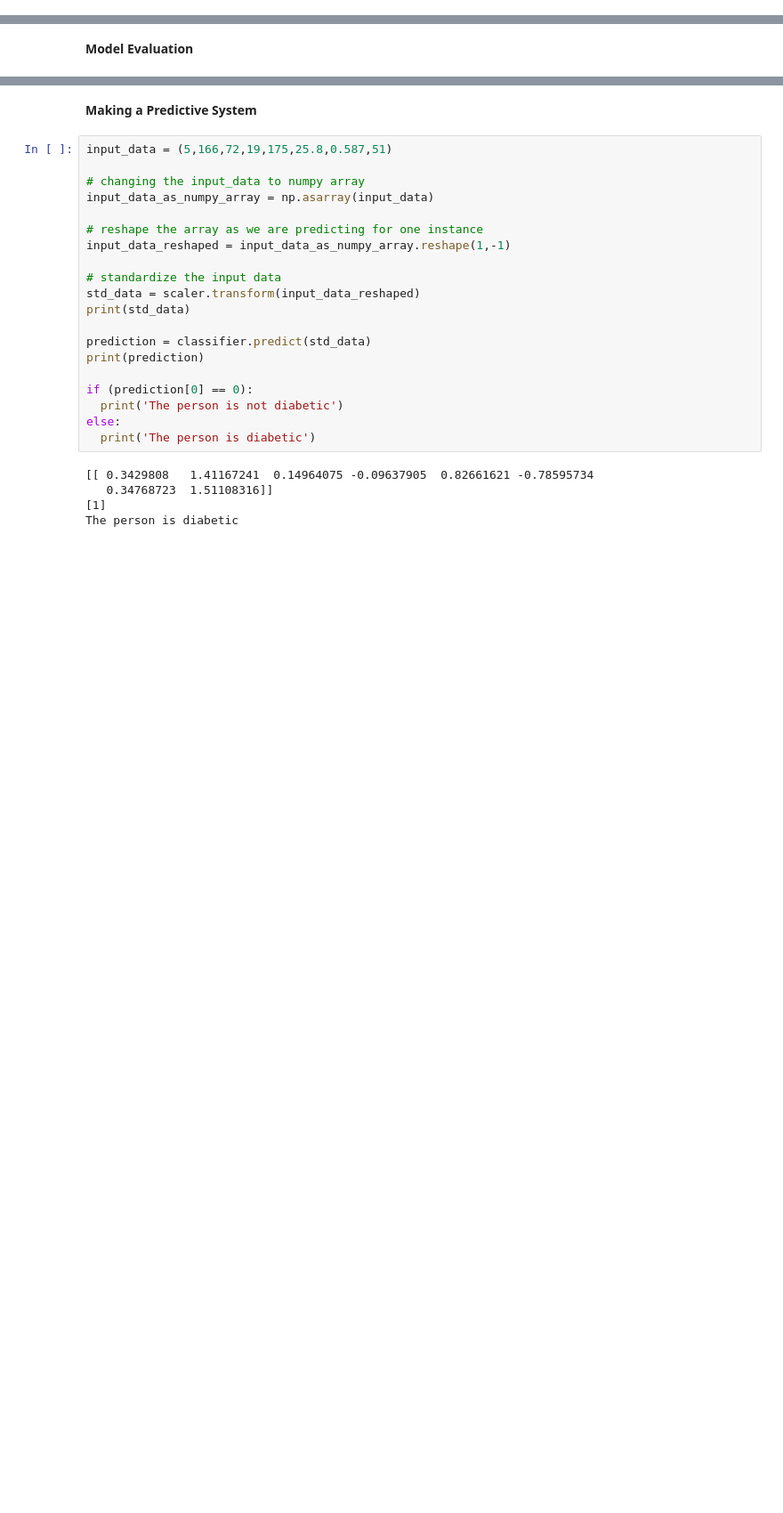
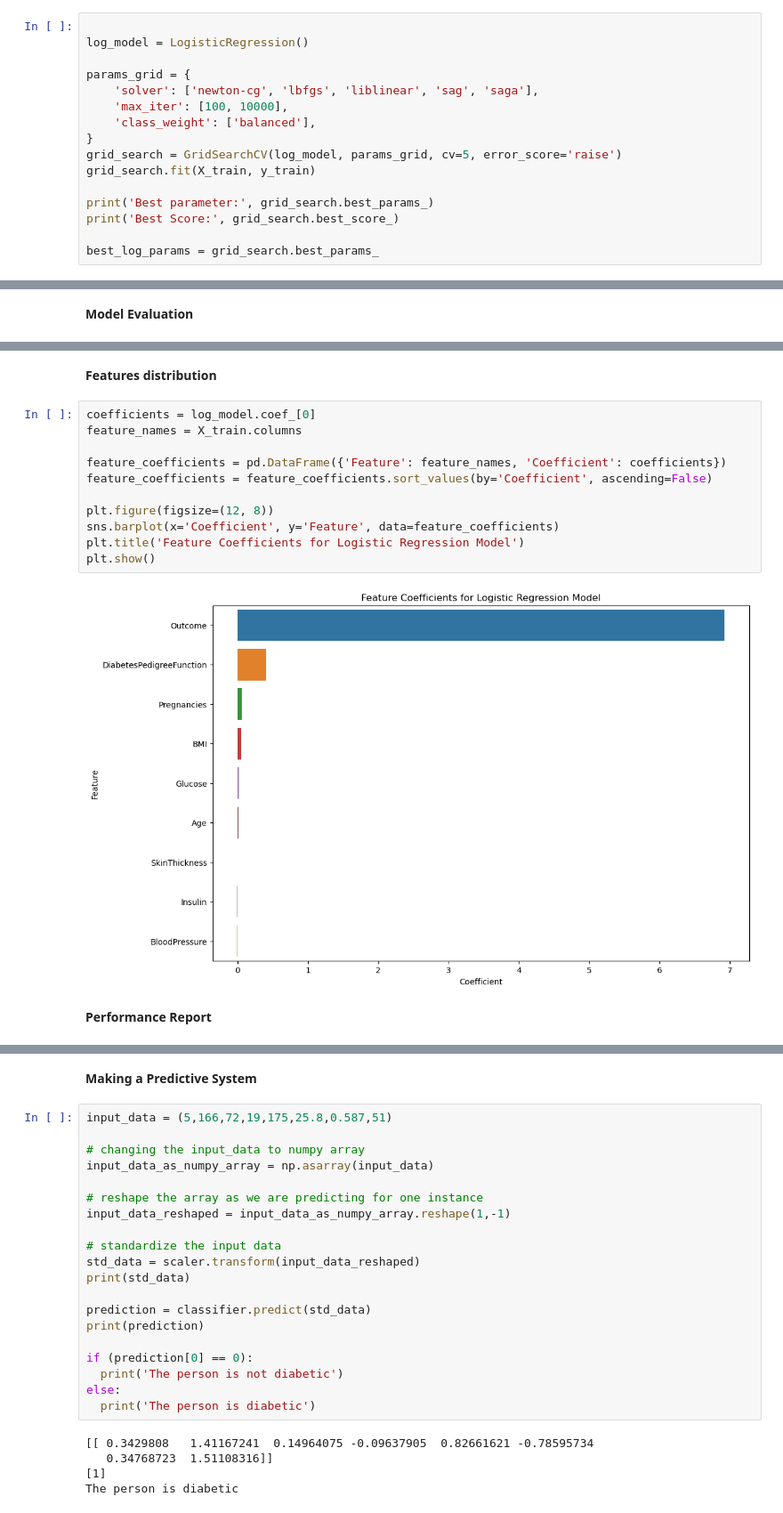
Before and after one commit to Jheykay/Diabetes-Prediction, a Jupyter notebook: Diabetes_Prediction.ipynb, the cells around one changed output, grey strips where cells are left out. Shown at 89% size. Saved outputs shown, nothing was run; the diff lists cells and outputs as text; blank space fills up the shorter version.

```diff
--- a/Diabetes_Prediction.ipynb
+++ b/Diabetes_Prediction.ipynb
@@ -321,0 +309,16 @@ SVM_model
+# %%
+
+log_model = LogisticRegression()
+
+params_grid = {
+    'solver': ['newton-cg', 'lbfgs', 'liblinear', 'sag', 'saga'],
+    'max_iter': [100, 10000],
+    'class_weight': ['balanced'],
+}
+grid_search = GridSearchCV(log_model, params_grid, cv=5, error_score='raise')
+grid_search.fit(X_train, y_train)
+
+print('Best parameter:', grid_search.best_params_)
+print('Best Score:', grid_search.best_score_)
+
+best_log_params = grid_search.best_params_
@@ -381,0 +438,17 @@ plot_confusion_matrix(y_true, y_preds, model_names)
+# %% [markdown]
+**Features distribution**
+# %%
+coefficients = log_model.coef_[0]
+feature_names = X_train.columns
+
+feature_coefficients = pd.DataFrame({'Feature': feature_names, 'Coefficient': coefficients})
+feature_coefficients = feature_coefficients.sort_values(by='Coefficient', ascending=False)
+
+plt.figure(figsize=(12, 8))
+sns.barplot(x='Coefficient', y='Feature', data=feature_coefficients)
+plt.title('Feature Coefficients for Logistic Regression Model')
+plt.show()
+# %% [output]
+[figure, added]
+# %% [markdown]
+**Performance Report**
```
Also changed, not shown: parts of 29 cells of this notebook.
